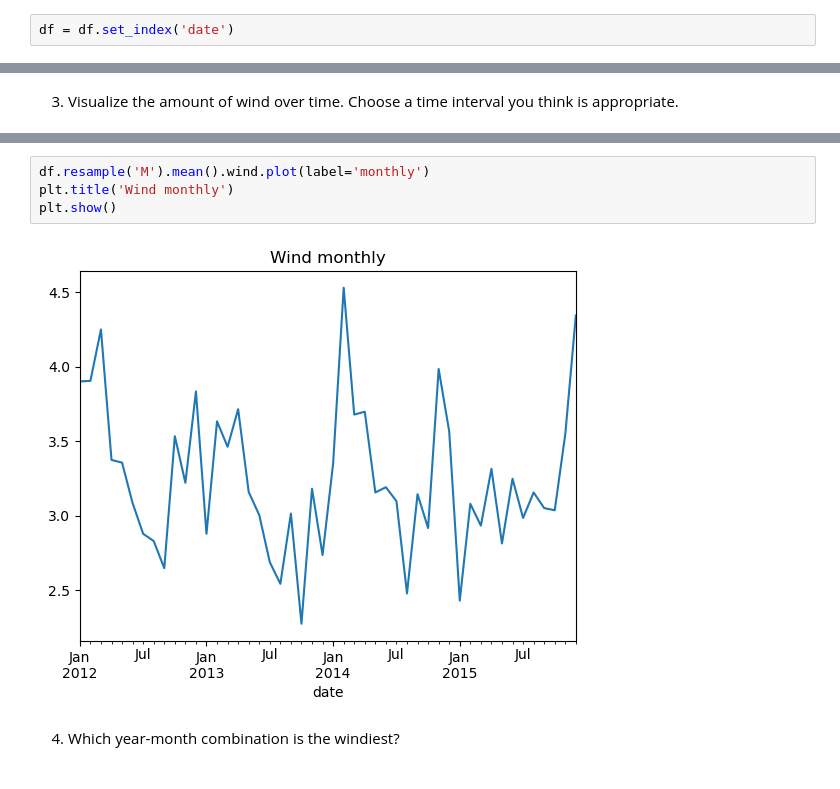
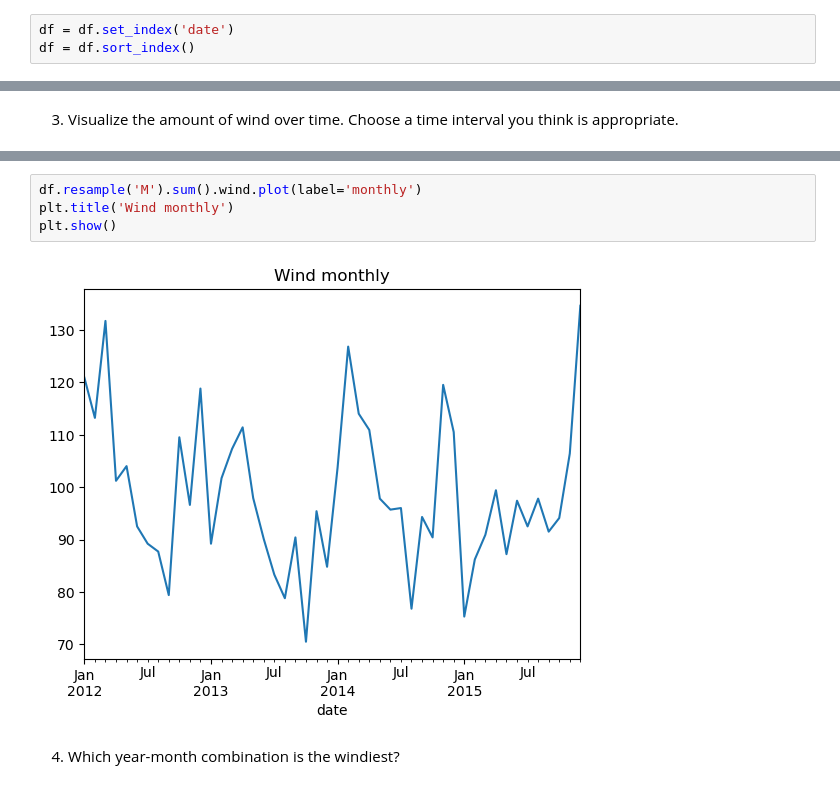
Before and after one commit to Keila-Camarillo/time_series_exercises, a Jupyter notebook: time_series.ipynb, the cells around one changed output, grey strips where cells are left out. Drawn from its saved outputs; the diff is of its cells as text.

```diff
--- a/time_series.ipynb
+++ b/time_series.ipynb
@@ -187,3 +188,4 @@ df.head()
 | 4 | 2012-01-05 | 1.3 | 8.9 | 2.8 | 6.1 | rain |
 # %%
 df = df.set_index('date')
+df = df.sort_index()
@@ -206,8 +208,8 @@ plt.show()
 # %%
-df.resample('M').mean().wind.plot(label='monthly')
+df.resample('M').sum().wind.plot(label='monthly')
 plt.title('Wind monthly')
 plt.show()
 # %% [output]
-[figure, old version]
+[figure, new version]
 # %% [markdown]
 4. Which year-month combination is the windiest?
```
Also changed, not shown: parts of 37 cells of this notebook.
